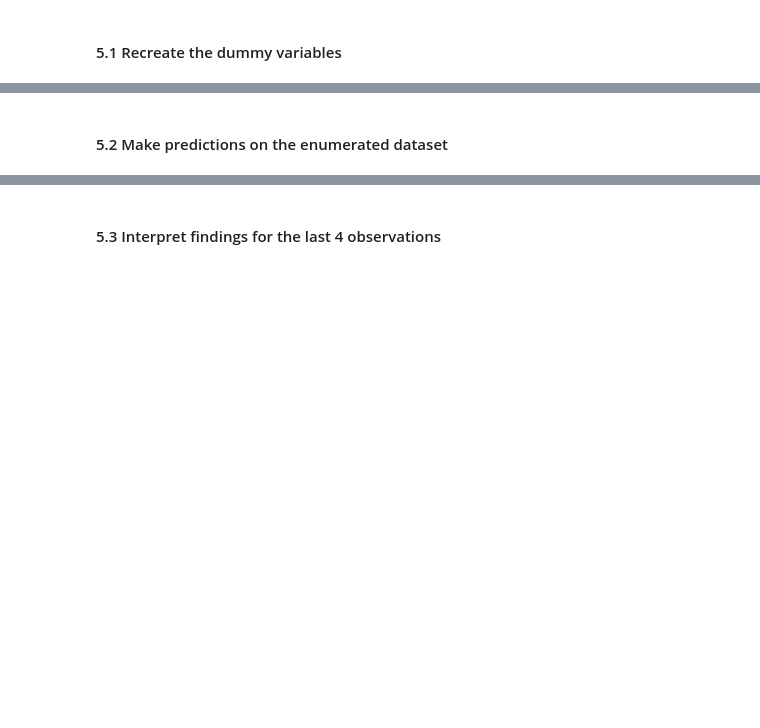
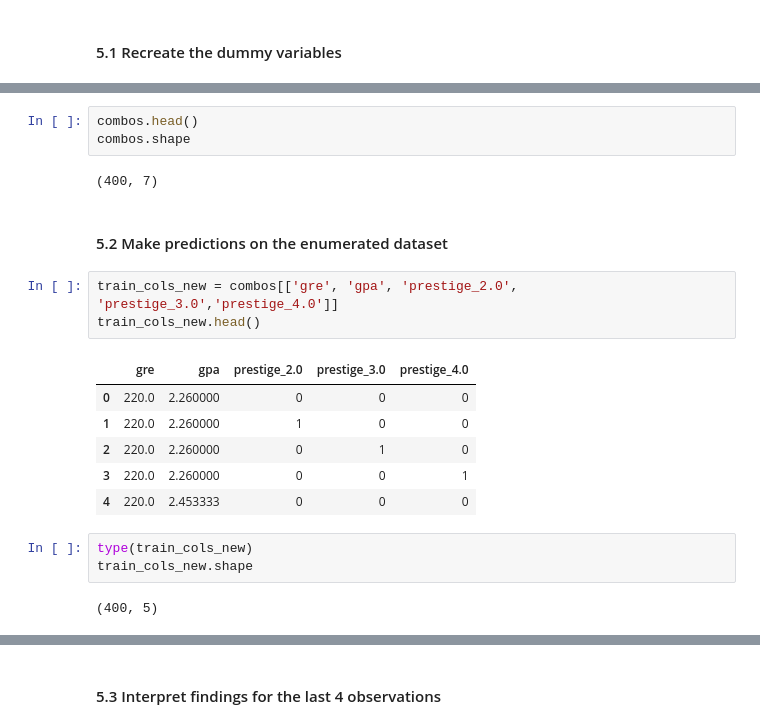
Before and after one commit to hhenningsg/Hannah-DS4, a Jupyter notebook: projects/unit-projects/project-3/starter-code/project3-starter.ipynb, the cells around one changed output, grey strips where cells are left out. Saved outputs shown, nothing was run; the diff lists cells and outputs as text; blank space fills up the shorter version.

```diff
--- a/projects/unit-projects/project-3/starter-code/project3-starter.ipynb
+++ b/projects/unit-projects/project-3/starter-code/project3-starter.ipynb
@@ -322,2 +466,22 @@ combos = pd.DataFrame(cartesian([gres, gpas, [1, 2, 3, 4], [1.]]))
+# %%
+combos.head()
+combos.shape
+# %% [output]
+(400, 7)
 # %% [markdown]
 #### 5.2 Make predictions on the enumerated dataset
+# %%
+train_cols_new = combos[['gre', 'gpa', 'prestige_2.0', 'prestige_3.0','prestige_4.0']]
+train_cols_new.head()
+# %% [output]
+|  | gre | gpa | prestige_2.0 | prestige_3.0 | prestige_4.0 |
+| 0 | 220.0 | 2.260000 | 0 | 0 | 0 |
+| 1 | 220.0 | 2.260000 | 1 | 0 | 0 |
+| 2 | 220.0 | 2.260000 | 0 | 1 | 0 |
+| 3 | 220.0 | 2.260000 | 0 | 0 | 1 |
+| 4 | 220.0 | 2.453333 | 0 | 0 | 0 |
+# %%
+type(train_cols_new)
+train_cols_new.shape
+# %% [output]
+(400, 5)
```
Also changed, not shown: parts of 50 cells of this notebook, 21 other files.
